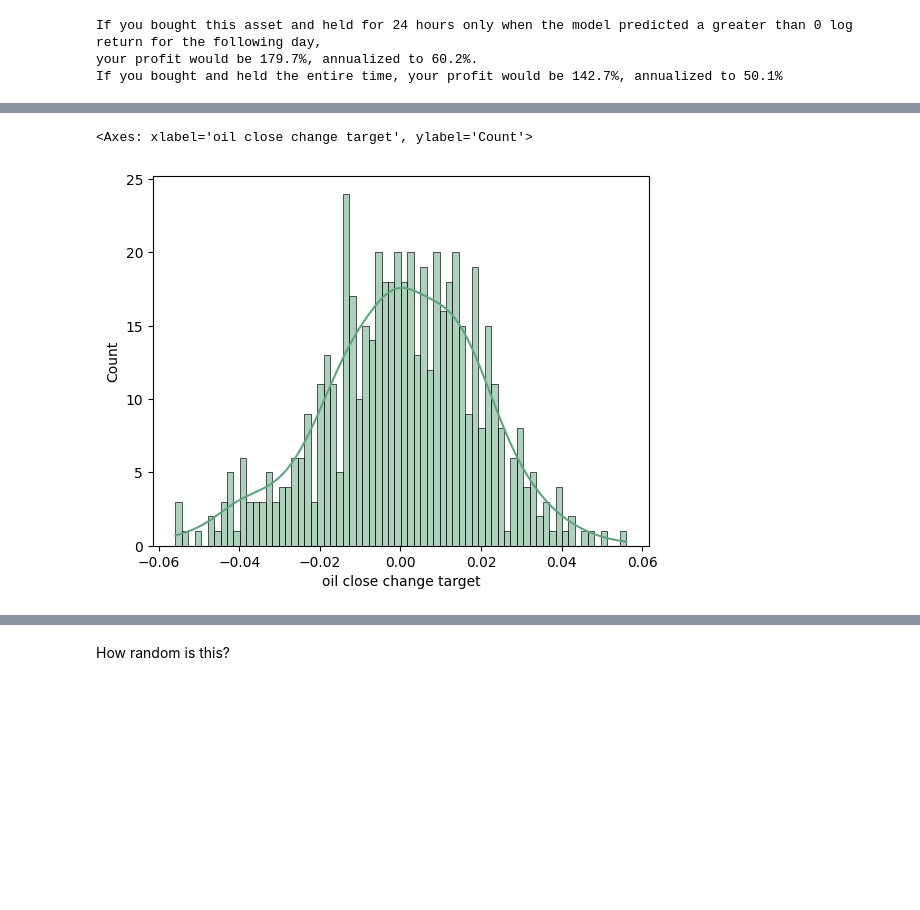
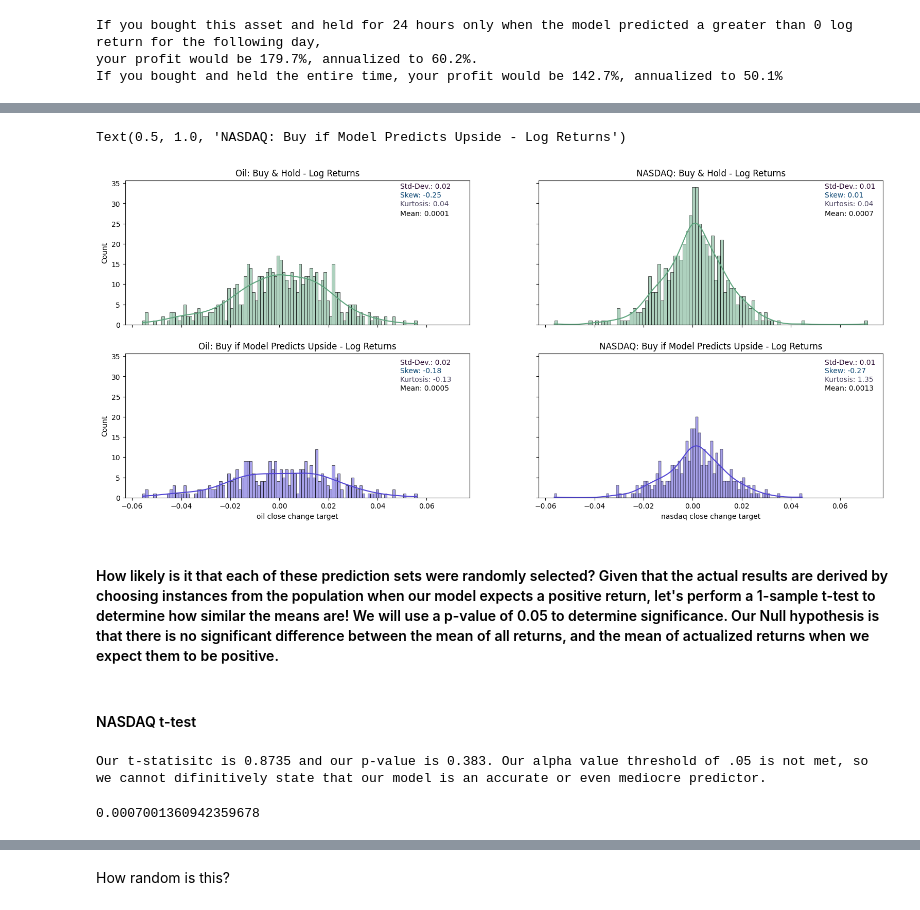
Before and after one commit to kklimov1/PriceRegressionPredictor, a Jupyter notebook: AssetAnalysisClean.ipynb, the cells around one changed output, grey strips where cells are left out. Drawn from its saved outputs; the diff is of its cells as text; code cells hidden in the pictures; blank space fills up the shorter version.

Commit message:
Added t-test for nasdaq

```diff
--- a/AssetAnalysisClean.ipynb
+++ b/AssetAnalysisClean.ipynb
@@ -644,18 +649,0 @@ We can see that using our model allows us to outperforma buy and hold strategy.
-# %%
-fig, axs = plt.subplots(2, 1, figsize=(19,8), sharex=False)
-sns.histplot(oil_y_test['oil close change target'], kde=True, bins=100, ax = axs[0], color="#5EA57E")
-sns.histplot(oil_y_test.query("`prediction` >0")['oil close change target'], kde=True, bins=100, ax = axs[1], color ="#5144D4")
-
-for c in list(zip(enumerate(axs.reshape(-1)), ['sp500 close change','nasdaq close change', 'oil close change', 'platinum close change', 'gold close change','palladium close change'])):
-    i=c[0][0]
-    ax = c[0][1]
-    column = c[-1]
-    skew = np.round(x_train[column].skew(),2)
-    mean = np.round(x_train[column].mean(),4)
-    std_dev = np.round(x_train[column].std(),2)
-    median = np.round(x_train[column].median(), 2)
-    kurtosis = np.round(x_train[column].kurtosis(),2 )
-    ax.text(x=0.71, y=0.94, s=f"Mean: {mean}", transform = ax.transAxes, color = 'black')
-    ax.text(x=0.71, y=0.88, s=f"Std-Dev.: {std_dev}", transform = ax.transAxes, color = '#24042B')
-    ax.text(x=0.71, y=0.82, s=f"Skew: {skew}", transform = ax.transAxes, color = '#054270')
-    ax.text(x=0.71, y=0.76, s=f"Kurtosis: {kurtosis}", transform = ax.transAxes, color = '#4E4763')
@@ -665,5 +650,35 @@ KeyError: 'sp500 close change'
-# %%
-sns.histplot(oil_y_test['oil close change target'], kde=True, bins=70, color="#5EA57E")
-# %% [output]
-<Axes: xlabel='oil close change target', ylabel='Count'>
-[figure, removed]
+# %%
+fig, axs = plt.subplots(2, 2, figsize=(19,8), sharex=True, sharey = True)
+sns.histplot(oil_y_test['oil close change target'], kde=True, bins=100, ax = axs[0,0], label= 'Oil Buy & Hold Log Returns', color="#5EA57E")
+sns.histplot(oil_y_test.query("`prediction` >0")['oil close change target'], kde=True, bins=100, ax = axs[1,0], color ="#5144D4")
+sns.histplot(nas_y_test['nasdaq close change target'], kde=True, bins=100, ax = axs[0,1], color="#5EA57E")
+sns.histplot(nas_y_test.query("`prediction` >0")['nasdaq close change target'], kde=True, bins=100, ax = axs[1,1], color ="#5144D4")
+
+#y_test_all = oil_y_test.rename(columns = {'oil close change target':'oil change target', 'prediction': 'oil prediction'}).merge(nas_y_test.rename( columns = {'nasdaq close change target': 'nasdaq change target', 'prediction': 'nasdaq prediction' }), left_index=True, right_index=True)
+skew_oil, mean_oil, std_dev_oil, kurtosis_oil = np.round(oil_y_test['oil close change target'].skew(),2), np.round(oil_y_test['oil close change target'].mean(),4), np.round(oil_y_test['oil close change target'].std(),2), np.round(oil_y_test['oil close change target'].kurtosis(),2 )
+skew_oil_pred, mean_oil_pred, std_dev_oil_pred, kurtosis_oil_pred = np.round(oil_y_test.query("`prediction` >0")['oil close change target'].skew(),2), np.round(oil_y_test.query("`prediction` >0")['oil close change target'].mean(),4), np.round(oil_y_test.query("`prediction` >0")['oil close change target'].std(),2), np.round(oil_y_test.query("`prediction` >0")['oil close change target'].kurtosis(),2 )
+skew_nas, mean_nas, std_dev_nas, kurtosis_nas = np.round(nas_y_test['nasdaq close change target'].skew(),2), np.round(nas_y_test['nasdaq close change target'].mean(),4), np.round(nas_y_test['nasdaq close change target'].std(),2), np.round(oil_y_test['oil close change target'].kurtosis(),2 )
+skew_nas_pred, mean_nas_pred, std_dev_nas_pred, kurtosis_nas_pred= np.round(nas_y_test.query("`prediction` >0")['nasdaq close change target'].skew(),2), np.round(nas_y_test.query("`prediction` >0")['nasdaq close change target'].mean(),4), np.round(nas_y_test.query("`prediction` >0")['nasdaq close change target'].std(),2), np.round(nas_y_test.query("`prediction` >0")['nasdaq close change target'].kurtosis(),2 )
+
+axs[0,0].text(x=0.24, y=0.63, s=f"Mean: {mean_oil}", transform = ax.transAxes, color = 'black'), axs[0,0].text(x=0.24, y=0.82, s=f"Std-Dev.: {std_dev_oil}", transform = ax.transAxes, color = '#24042B')
+axs[0,0].text(x=0.24, y=0.76, s=f"Skew: {skew_oil}", transform = ax.transAxes, color = '#054270'), axs[0,0].text(x=0.24, y=0.7, s=f"Kurtosis: {kurtosis_oil}", transform = ax.transAxes, color = '#4E4763')
+axs[0,0].set_title("Oil: Buy & Hold - Log Returns")
+
+axs[1,0].text(x=0.24, y=-0.58, s=f"Mean: {mean_oil_pred}", transform = ax.transAxes, color = 'black'), axs[1,0].text(x=0.24, y=-.4, s=f"Std-Dev.: {std_dev_oil_pred}", transform = ax.transAxes, color = '#24042B')
+axs[1,0].text(x=0.24, y=-.46, s=f"Skew: {skew_oil_pred}", transform = ax.transAxes, color = '#054270'), axs[1,0].text(x=0.24, y=-0.52, s=f"Kurtosis: {kurtosis_oil_pred}", transform = ax.transAxes, color = '#4E4763')
+axs[1,0].set_title("Oil: Buy if Model Predicts Upside - Log Returns")
+
+axs[0,1].text(x=0.8, y=0.63, s=f"Mean: {mean_nas}", transform = ax.transAxes, color = 'black'), axs[0,1].text(x=0.8, y=0.82, s=f"Std-Dev.: {std_dev_nas}", transform = ax.transAxes, color = '#24042B')
+axs[0,1].text(x=0.8, y=0.76, s=f"Skew: {skew_nas}", transform = ax.transAxes, color = '#054270'), axs[0,1].text(x=0.8, y=0.7, s=f"Kurtosis: {kurtosis_nas}", transform = ax.transAxes, color = '#4E4763')
+axs[0,1].set_title("NASDAQ: Buy & Hold - Log Returns")
+
+axs[1,1].text(x=0.8, y=-0.58, s=f"Mean: {mean_nas_pred}", transform = ax.transAxes, color = 'black'), axs[1,1].text(x=0.8, y=-.4, s=f"Std-Dev.: {std_dev_nas_pred}", transform = ax.transAxes, color = '#24042B')
+axs[1,1].text(x=0.8, y=-.46, s=f"Skew: {skew_nas_pred}", transform = ax.transAxes, color = '#054270'), axs[1,1].text(x=0.8, y=-0.52, s=f"Kurtosis: {kurtosis_nas_pred}", transform = ax.transAxes, color = '#4E4763')
+axs[1,1].set_title("NASDAQ: Buy if Model Predicts Upside - Log Returns")
+# %% [output]
+Text(0.5, 1.0, 'NASDAQ: Buy if Model Predicts Upside - Log Returns')
+[figure, added]
+# %% [markdown]
+#### How likely is it that each of these prediction sets were randomly selected? Given that the actual results are derived by choosing instances from the population when our model expects a positive return, let's perform a 1-sample t-test to determine how similar the means are! We will use a p-value of 0.05 to determine significance. Our Null hypothesis is that there is no significant difference between the mean of all returns, and the mean of actualized returns when we expect them to be positive.
+# %% [markdown]
+#### NASDAQ t-test
@@ -669,0 +688,8 @@ sns.histplot(oil_y_test['oil close change target'], kde=True, bins=70, color="#5
+# %%
+print(f"Our t-statisitc is {np.round(t_nas,4)} and our p-value is {np.round(p_nas,3)}. Our alpha value threshold of .05 is not met, so we cannot difinitively state that our model is an accurate or even mediocre predictor.")
+# %% [output]
+Our t-statisitc is 0.8735 and our p-value is 0.383. Our alpha value threshold of .05 is not met, so we cannot difinitively state that our model is an accurate or even mediocre predictor.
+# %%
+ttest_1samp(nas_y_test.query('prediction > 0')['nasdaq close change target'], nas_mean)
+# %% [output]
+0.0007001360942359678
```
Also changed, not shown: parts of 13 cells of this notebook.
